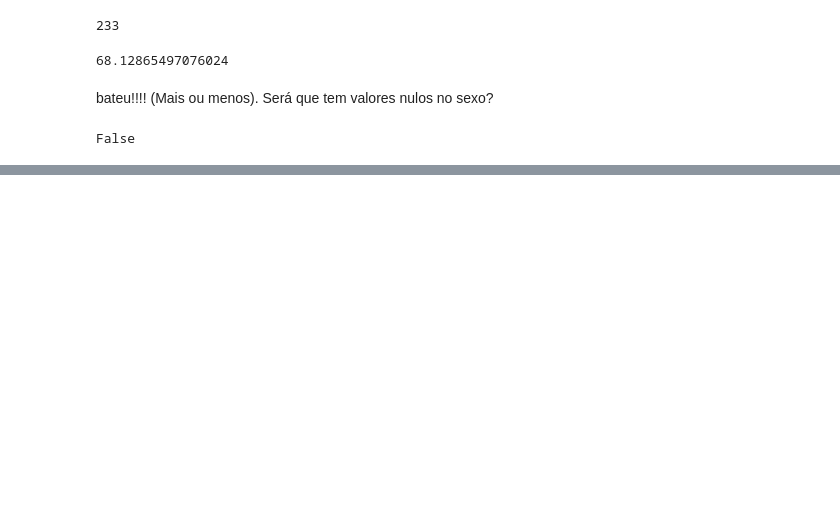
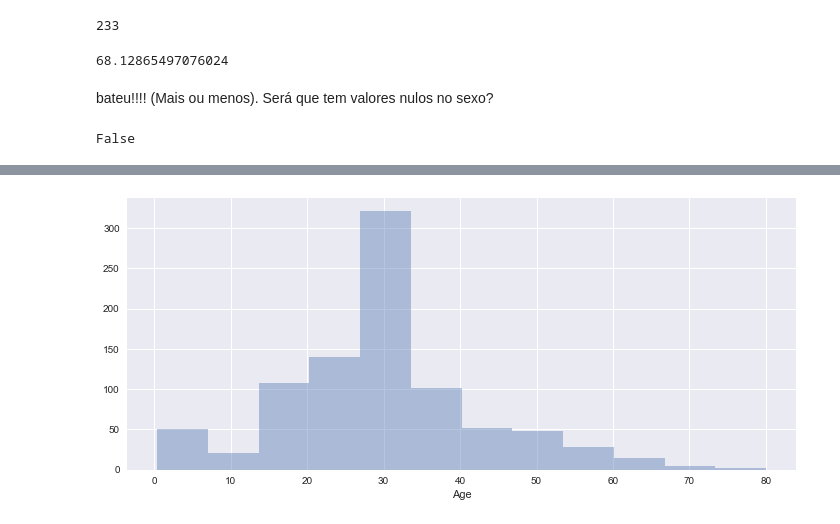
Before and after one commit to RobertoDelamora/data-science-academy, a Jupyter notebook: udacity/fundamentos-data-scientist-I/projeto-II/Untitled.ipynb, the cells around one changed output, grey strips where cells are left out. Saved outputs shown, nothing was run; the diff lists cells and outputs as text; code cells hidden in the pictures; blank space fills up the shorter version.

```diff
--- a/udacity/fundamentos-data-scientist-I/projeto-II/Untitled.ipynb
+++ b/udacity/fundamentos-data-scientist-I/projeto-II/Untitled.ipynb
@@ -440,0 +652,2 @@ False
+# %%
+df['Age'].fillna(df['Age'].mean(), inplace=True)
@@ -440,0 +658,5 @@ False
+# %%
+fig, ax = plt.subplots(figsize=(12, 5))
+sns.distplot(df['Age'], kde=False, bins=12);
+# %% [output]
+[figure, added]
```
Also changed, not shown: parts of 40 cells of this notebook, 10 other files.
